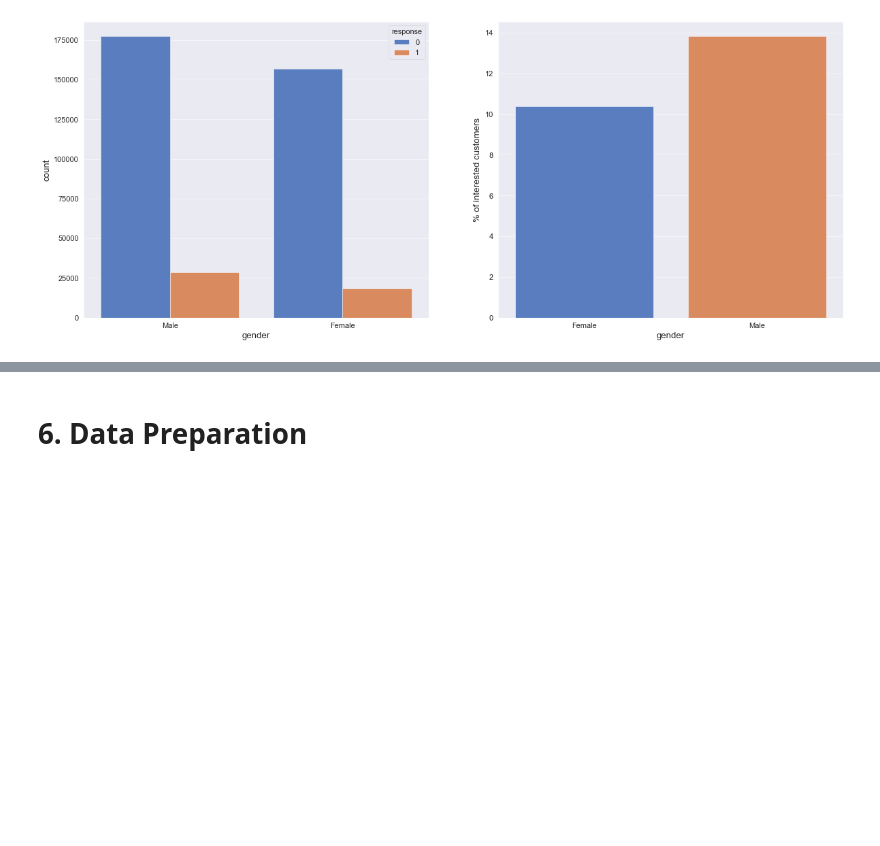
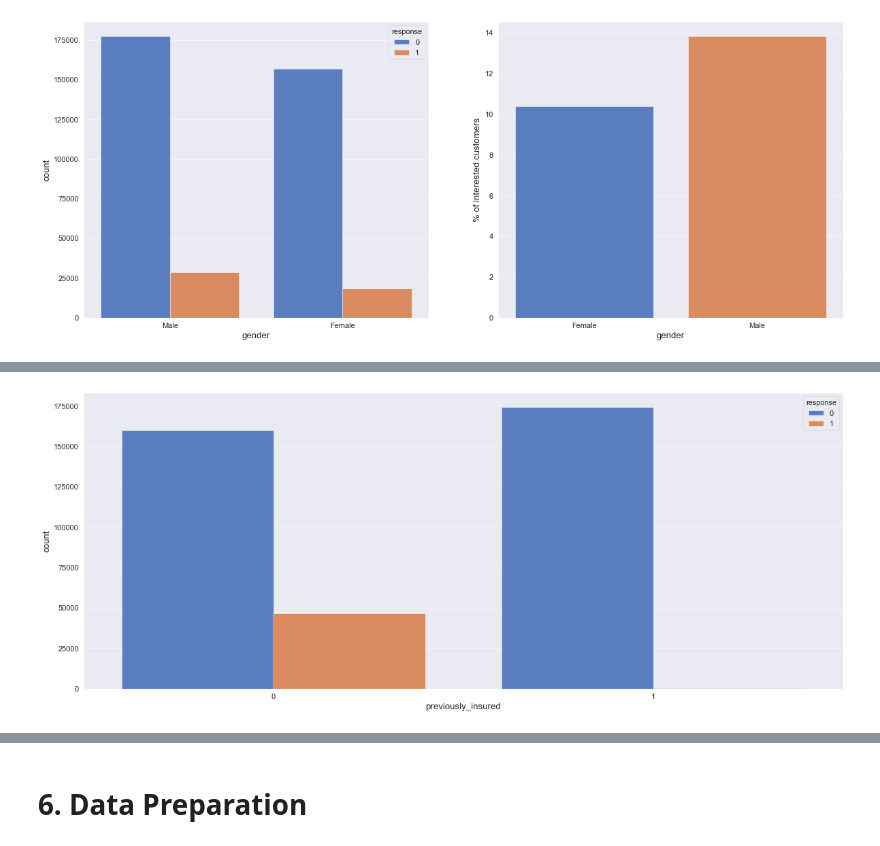
Before and after one commit to Gutscs/Health-Insurance-Cross-Sell, a Jupyter notebook: HealthInsurance.ipynb, the cells around one changed output, grey strips where cells are left out. Drawn from its saved outputs; the diff is of its cells as text; code cells hidden in the pictures; blank space fills up the shorter version.

```diff
--- a/HealthInsurance.ipynb
+++ b/HealthInsurance.ipynb
@@ -659,0 +719,4 @@ sns.barplot( x='gender', y='% of interested customers', data=df_aux );
+# %%
+sns.countplot( x='previously_insured', hue='response', data=df5 );
+# %% [output]
+[figure, added]
```
Also changed, not shown: parts of 27 cells of this notebook.
